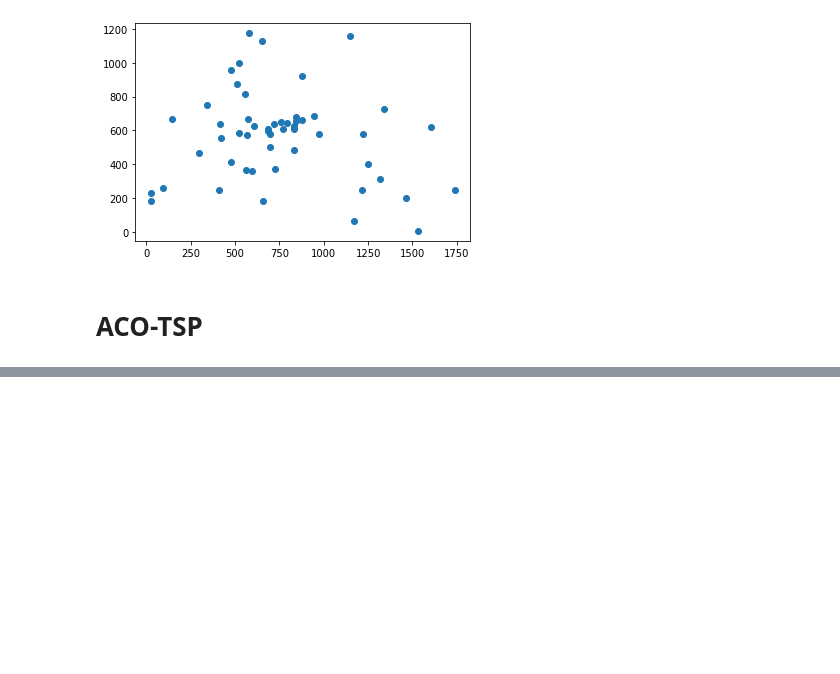
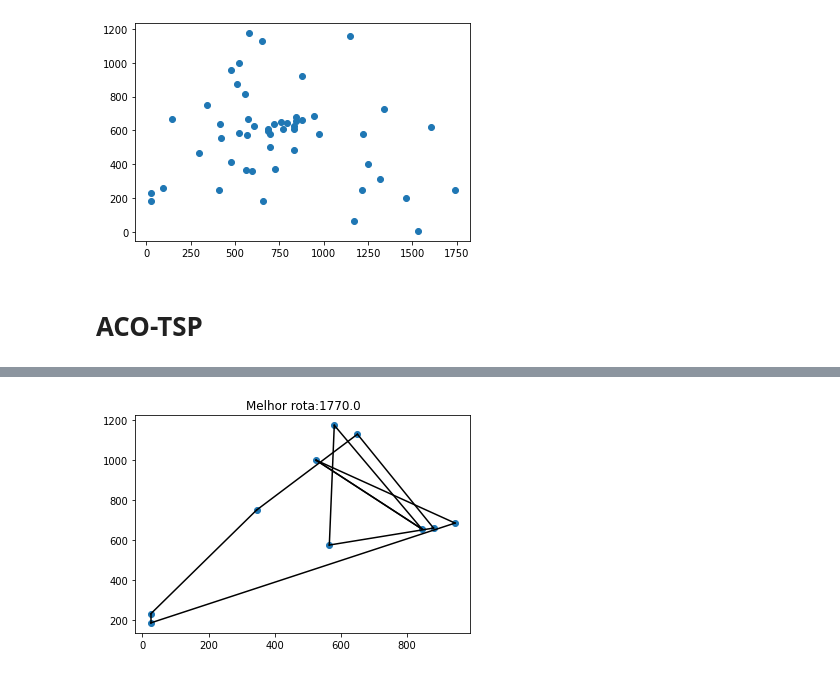
Before and after one commit to Giovannacm/nature-inspired-computing, a Jupyter notebook: ACO.ipynb, the cells around one changed output, grey strips where cells are left out. Saved outputs shown, nothing was run; the diff lists cells and outputs as text; code cells hidden in the pictures; blank space fills up the shorter version.

```diff
--- a/ACO.ipynb
+++ b/ACO.ipynb
@@ -163,10 +161,27 @@ def geraPopulacao_2(tamanho):
   for i in range(tamanho):
     formigas.append([i])
   return formigas
+# %%
+def getVerticesAdjacentes_2(grafo_dist, grafo_fero, aresta):
+  vizinhos = []
+  feromonio = []
+  len_vertices = len(grafo_dist[aresta])
+  for i in range(len_vertices):
+    if grafo_dist[aresta][i] > 0:
+      vizinhos.append(i)
+      feromonio.append(grafo_fero[aresta][i])
+  return vizinhos, feromonio
 # %%
 def sum_pow(lista, pow):
   sum = 0
   for item in lista:
     sum += item**pow
   return sum
+# %%
+def avaliaRota(formiga, grafo_dist):
+  acc = 0
+  n = len(formiga)
+  for i in range(n - 1):
+    acc += grafo_dist[formiga[i]][formiga[i+1]]
+  return acc
 # %%
@@ -228,2 +244,4 @@ def buscaMenorCaminho_2(grafo_dist, grafo_fero, p, alfa, beta, Q, b, quant_pop,
+# %%
+grafo_dist, grafo_fero = dataToGraph(x_list[:10], y_list[:10])
 # %%
-buscaMenorCaminho_2(grafo_dist=grafo_dist, grafo_fero=grafo_fero, p=0.5, alfa=1, beta=5, Q=100, b=5, quant_pop=len(grafo_dist), max_it=2)
+melhor_custo, melhor_rota = buscaMenorCaminho_2(grafo_dist=grafo_dist, grafo_fero=grafo_fero, p=0.5, alfa=1, beta=5, Q=100, b=5, quant_pop=len(grafo_dist), max_it=100, print_info=True)
@@ -229,0 +266,15 @@ buscaMenorCaminho_2(grafo_dist=grafo_dist, grafo_fero=grafo_fero, p=0.5, alfa=1,
+# %%
+plt.scatter(x_list[:10], y_list[:10])
+melhor_rota.append(melhor_rota[0])
+n = len(melhor_rota)
+for i in range(n - 1):
+  p1_x = x_list[:10][melhor_rota[i]]
+  p1_y = y_list[:10][melhor_rota[i]]
+  p2_x = x_list[:10][melhor_rota[i+1]]
+  p2_y = y_list[:10][melhor_rota[i+1]]
+  plt.plot([p1_x, p2_x], [p1_y, p2_y], 'black')
+plt.plot([p1_x, p2_x], [p1_y, p2_y], 'black')
+plt.title('Melhor rota:' + str(melhor_custo))
+plt.show()
+# %% [output]
+[figure, added]
```
Also changed, not shown: parts of 4 cells of this notebook.
